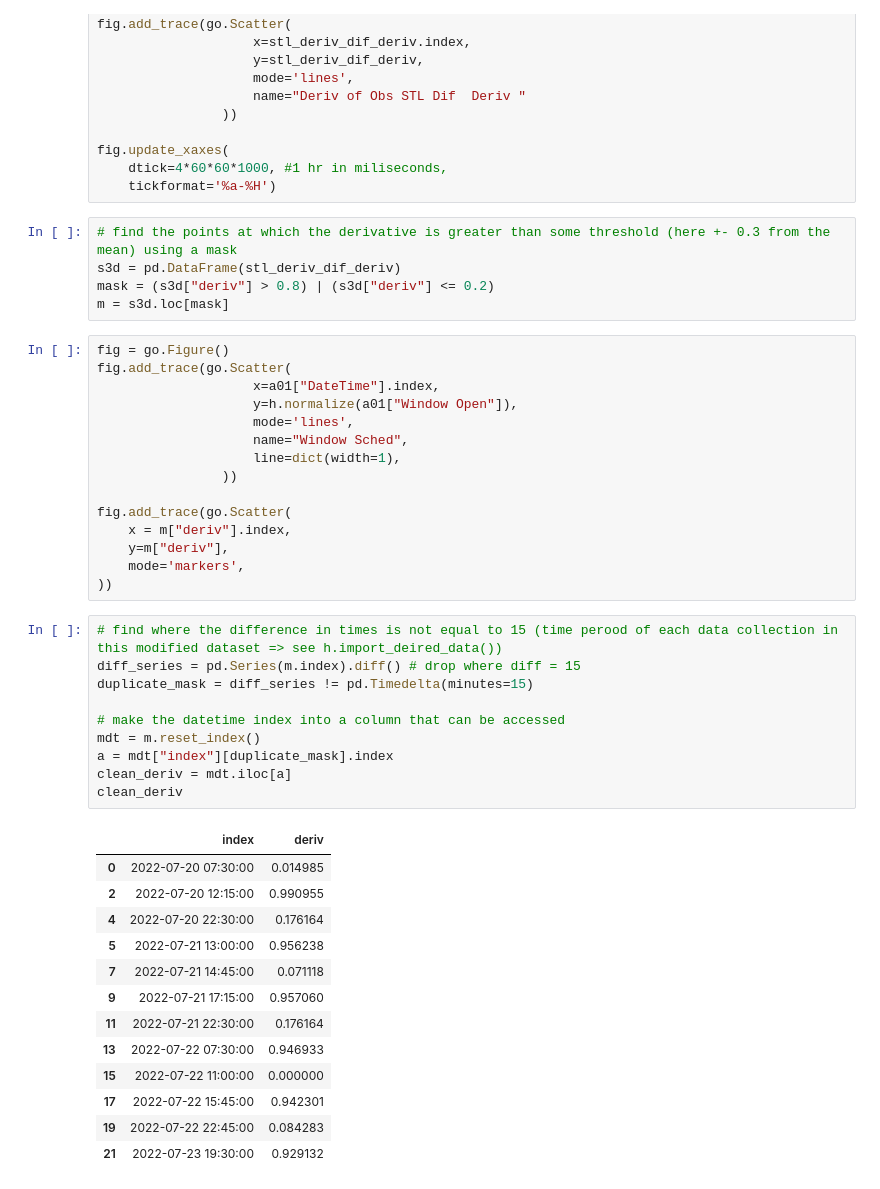
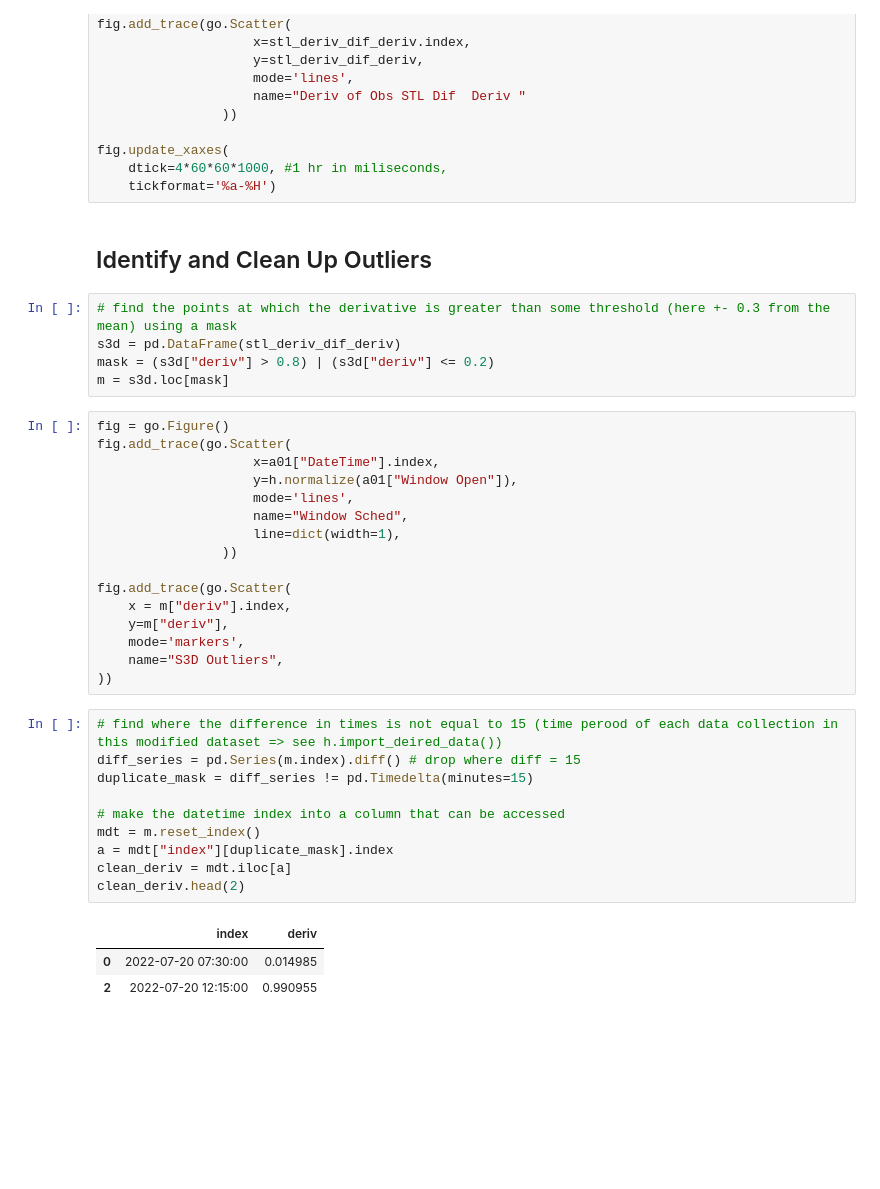
Before and after one commit to juliet29/windows, a Jupyter notebook: analysis/notebooks/230410_winstate.ipynb, the cells around one changed output. Saved outputs shown, nothing was run; the diff lists cells and outputs as text; blank space fills up the shorter version.

```diff
--- a/analysis/notebooks/230410_winstate.ipynb
+++ b/analysis/notebooks/230410_winstate.ipynb
@@ -88,6 +94,8 @@ fig.add_trace(go.Scatter(
 fig.update_xaxes(
     dtick=4*60*60*1000, #1 hr in miliseconds,
     tickformat='%a-%H')
+# %% [markdown]
+## Identify and Clean Up Outliers
 # %%
 # find the points at which the derivative is greater than some threshold (here +- 0.3 from the mean) using a mask
 s3d = pd.DataFrame(stl_deriv_dif_deriv)
@@ -107,28 +115,19 @@ fig.add_trace(go.Scatter(
     x = m["deriv"].index,
     y=m["deriv"],
     mode='markers',
+    name="S3D Outliers",
 ))
 # %%
 # find where the difference in times is not equal to 15 (time perood of each data collection in this modified dataset => see h.import_deired_data())
 diff_series = pd.Series(m.index).diff() # drop where diff = 15
 duplicate_mask = diff_series != pd.Timedelta(minutes=15)
 
 # make the datetime index into a column that can be accessed
 mdt = m.reset_index()
 a = mdt["index"][duplicate_mask].index
 clean_deriv = mdt.iloc[a]
-clean_deriv
+clean_deriv.head(2)
 # %% [output]
 |  | index | deriv |
 | 0 | 2022-07-20 07:30:00 | 0.014985 |
 | 2 | 2022-07-20 12:15:00 | 0.990955 |
-| 4 | 2022-07-20 22:30:00 | 0.176164 |
-| 5 | 2022-07-21 13:00:00 | 0.956238 |
-| 7 | 2022-07-21 14:45:00 | 0.071118 |
-| 9 | 2022-07-21 17:15:00 | 0.957060 |
-| 11 | 2022-07-21 22:30:00 | 0.176164 |
-| 13 | 2022-07-22 07:30:00 | 0.946933 |
-| 15 | 2022-07-22 11:00:00 | 0.000000 |
-| 17 | 2022-07-22 15:45:00 | 0.942301 |
-| 19 | 2022-07-22 22:45:00 | 0.084283 |
-| 21 | 2022-07-23 19:30:00 | 0.929132 |
```
Also changed, not shown: parts of 9 cells of this notebook, 2 other files.
